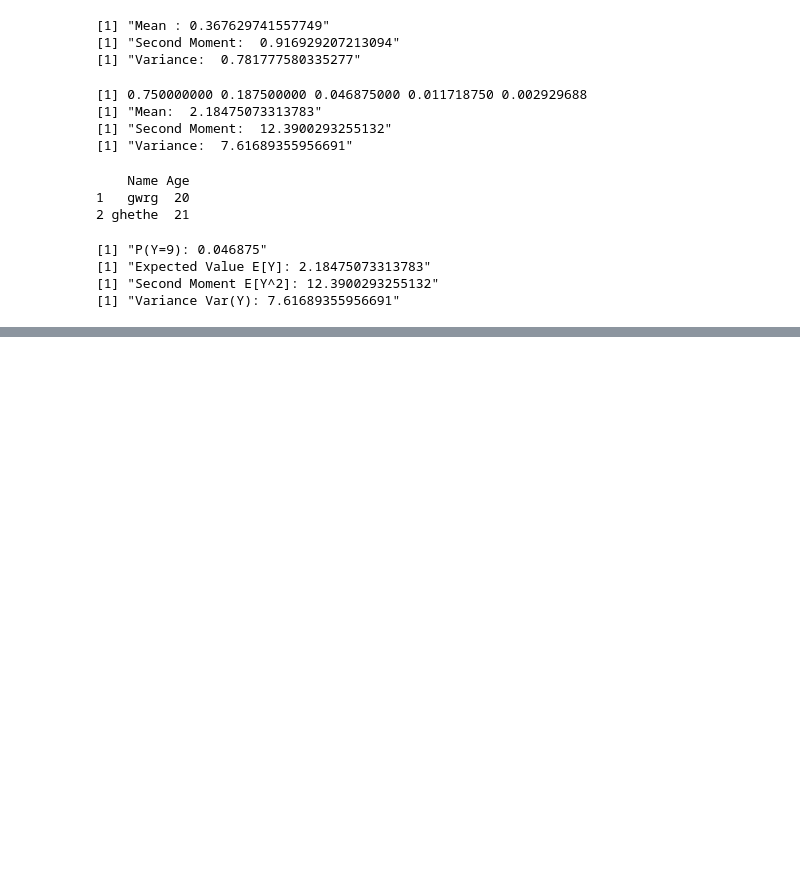
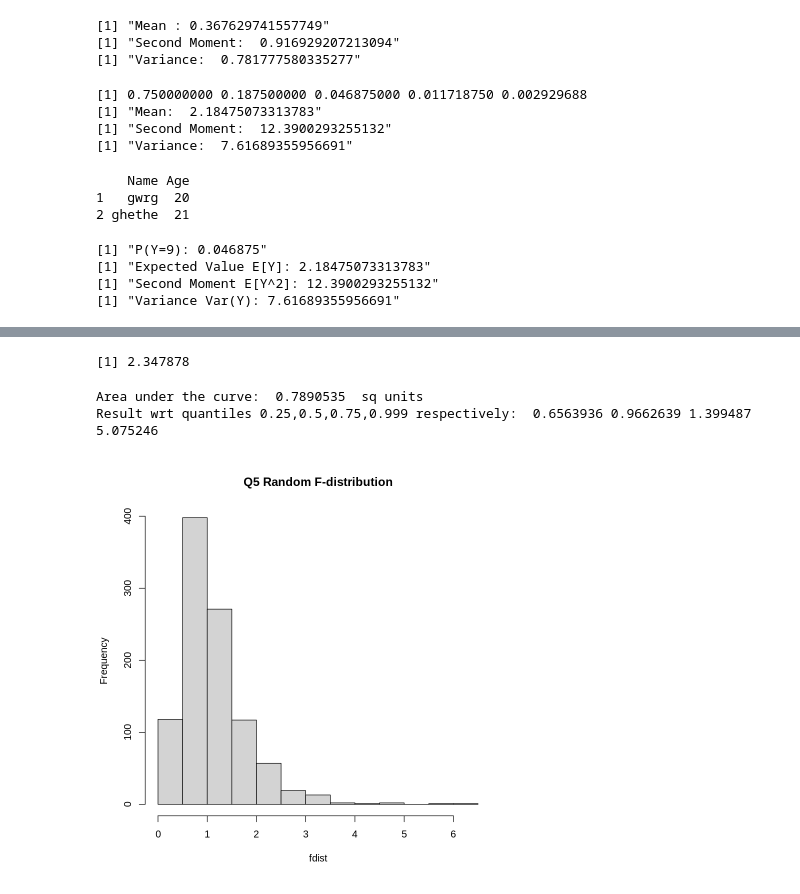
Before and after one commit to Shikhar1808/Lab, a Jupyter notebook: Untitled8.ipynb, the cells around one changed output, grey strips where cells are left out. Drawn from its saved outputs; the diff is of its cells as text; code cells hidden in the pictures; blank space fills up the shorter version.

```diff
--- a/Untitled8.ipynb
+++ b/Untitled8.ipynb
@@ -475,0 +790,33 @@ print(paste("Variance Var(Y):", Var_Y))
+# %%
+
+#7.4
+# Write a R-code
+# (i) To find the 95th percentile of the F-distribution with (10,20) degrees of freedom.
+# (ii) To calculate the area under the curve for the interval [0,1.5] and the interval
+#      [1.5,∞) of a F -curve with v1 = 10 and v2 = 20 (USE p f()).
+# (iii) To calculate the quantile for a given area (= probability) under the curve for a
+#       F-curve with v1 = 10 and v2 = 20 that corresponds to q = 0.25,0.5,0.75 and
+#       0.999. (use the q f()).
+# (iv) To generate 1000 random values from the F -distribution with v1 = 10 and v2 =
+#       20 (use r f()) and plot a histogram.
+
+#7.1
+#qf(alpha,df1,df2) gives the F-critical value for alpha
+qf(0.95,10,20)
+
+#7.2
+cat("Area under the curve: ",pf(1.5,10,20)," sq units\n")
+
+#7.3
+quants=c(0.25,0.5,0.75,0.999)
+val=qf(quants,10,20)
+cat("Result wrt quantiles 0.25,0.5,0.75,0.999 respectively: ",val,"\n")
+
+#7.4
+fdist = rf(1000,10,20)
+hist(fdist,main="Q5 Random F-distribution")
+# %% [output]
+[1] 2.347878
+Area under the curve:  0.7890535  sq units
+Result wrt quantiles 0.25,0.5,0.75,0.999 respectively:  0.6563936 0.9662639 1.399487 5.075246
+[figure, added]
```
Also changed, not shown: parts of 11 cells of this notebook.
